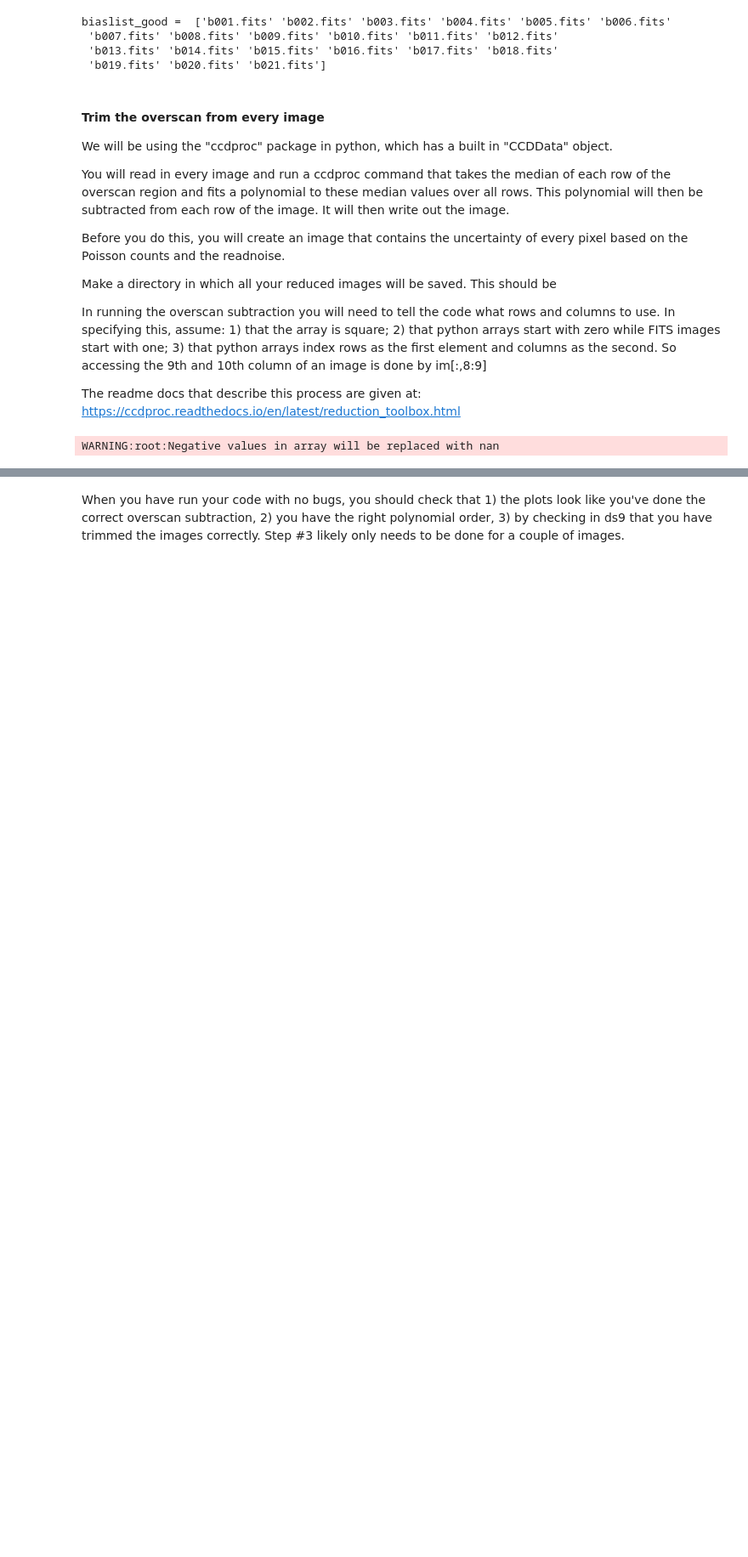
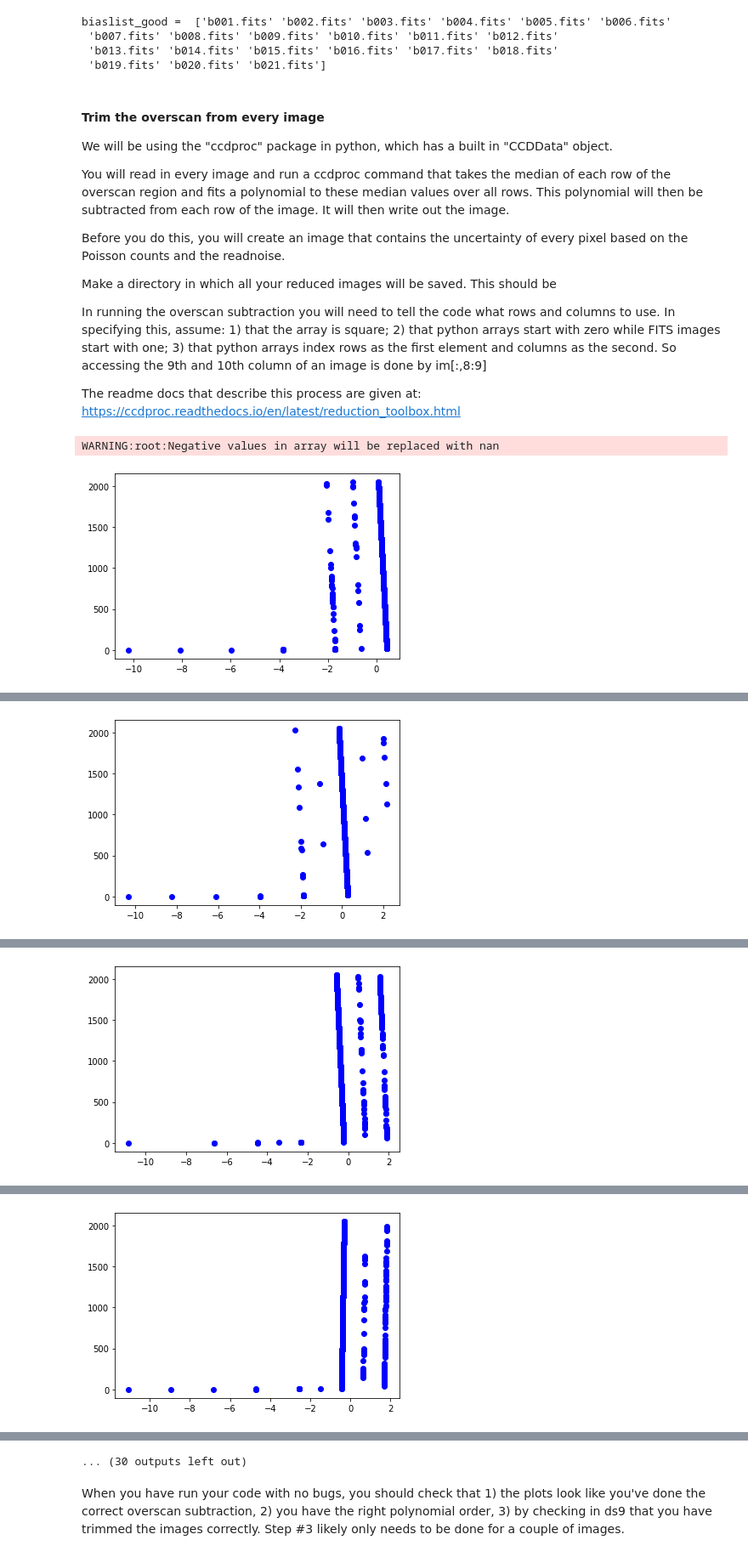
Before and after one commit to ccarlil1/astr596_CCarlileObsProject, a Jupyter notebook: reduction_part1_student.ipynb, the cells around one changed output, grey strips where cells are left out. Shown: that part at 85% size. Saved outputs shown, nothing was run; the diff lists cells and outputs as text; code cells hidden in the pictures; blank space fills up the shorter version.

```diff
--- a/reduction_part1_student.ipynb
+++ b/reduction_part1_student.ipynb
@@ -68,3 +66,5 @@ badlist = np.array(["b008.fits", "b011.fits", "b019.fits", "b021.fits,"])
+# %%
+badlist = np.array([])
 # %%
 #define a function that takes an array of image names and an array of bad images and
 #returns a list of images that were not in the bad list
@@ -163,7 +163,7 @@ def oscan_subtract(imlist, redpath, rawpath):
         #of one term (constant) and see how well it does
         #**********
         poly_model = models.Polynomial1D(1)
-        oscan_sub_im = ccdproc.subtract_overscan(gain_corr_im,overscan = gain_corr_im[:,2050:2199], \
+        oscan_sub_im = ccdproc.subtract_overscan(gain_corr_im,overscan = gain_corr_im[:,2048:], \
                                                  overscan_axis=1,model=poly_model)
 
         #make a plot of the median of each row of the now-subtracted overscan columns
@@ -175,7 +175,7 @@ def oscan_subtract(imlist, redpath, rawpath):
         #now go through every row, take the median, and put it into the check array
         #**********
         for i in range(len(np.asarray(oscan_sub_im[:]))):
-            oscan_check[i] = np.median(oscan_check[i,:2050])
+            oscan_check[i] = np.median(oscan_sub_im[i,2048:])
 
         #make a plot of the median vs the row number
         #**********
@@ -184,7 +184,7 @@ def oscan_subtract(imlist, redpath, rawpath):
 
         #trim off the overscan regions
         #**********
-        trimmed_im = ccdproc.trim(oscan_sub_im[:2050])
+        trimmed_im = ccdproc.trim_image(oscan_sub_im[:, :2048])
 
         #write the image
         tr_imname = imname.replace('.fits','_tr.fits',1)
@@ -193,10 +193,11 @@ def oscan_subtract(imlist, redpath, rawpath):
 # %%
 #perform overscan subtraction on the bias frames
 #the reduction path
 #****** This should be the absolute path to your files
 rawpath = '/home/c604c396/RFSLAB/USER_DPT/c604c396/ASTR596/Data/20191106/'
-redpath = '/home/c06c396/RFSLAB/USER_DPT/c604c396/ASTR596/Data/Reduced/20191106/'
+redpath = '/home/c604c396/RFSLAB/USER_DPT/c604c396/ASTR596/Data/Reduced/20191106/'
 
 oscan_subtract(biaslist_good, redpath, rawpath)
 # %% [output]
 WARNING:root:Negative values in array will be replaced with nan
+[figure, added]
@@ -203,0 +205 @@ IndexError: too many indices for array
+[figure, added]
@@ -203,0 +207 @@ IndexError: too many indices for array
+[figure, added]
@@ -203,0 +209 @@ IndexError: too many indices for array
+[figure, added]
@@ -204,2 +214,3 @@ IndexError: too many indices for array
+... (30 outputs left out)
 # %% [markdown]
 When you have run your code with no bugs, you should check that 1) the plots look like you've done the correct overscan subtraction, 2) you have the right polynomial order, 3) by checking in ds9 that you have trimmed the images correctly.  Step #3 likely only needs to be done for a couple of images.
```
Also changed, not shown: parts of 2 cells of this notebook.
